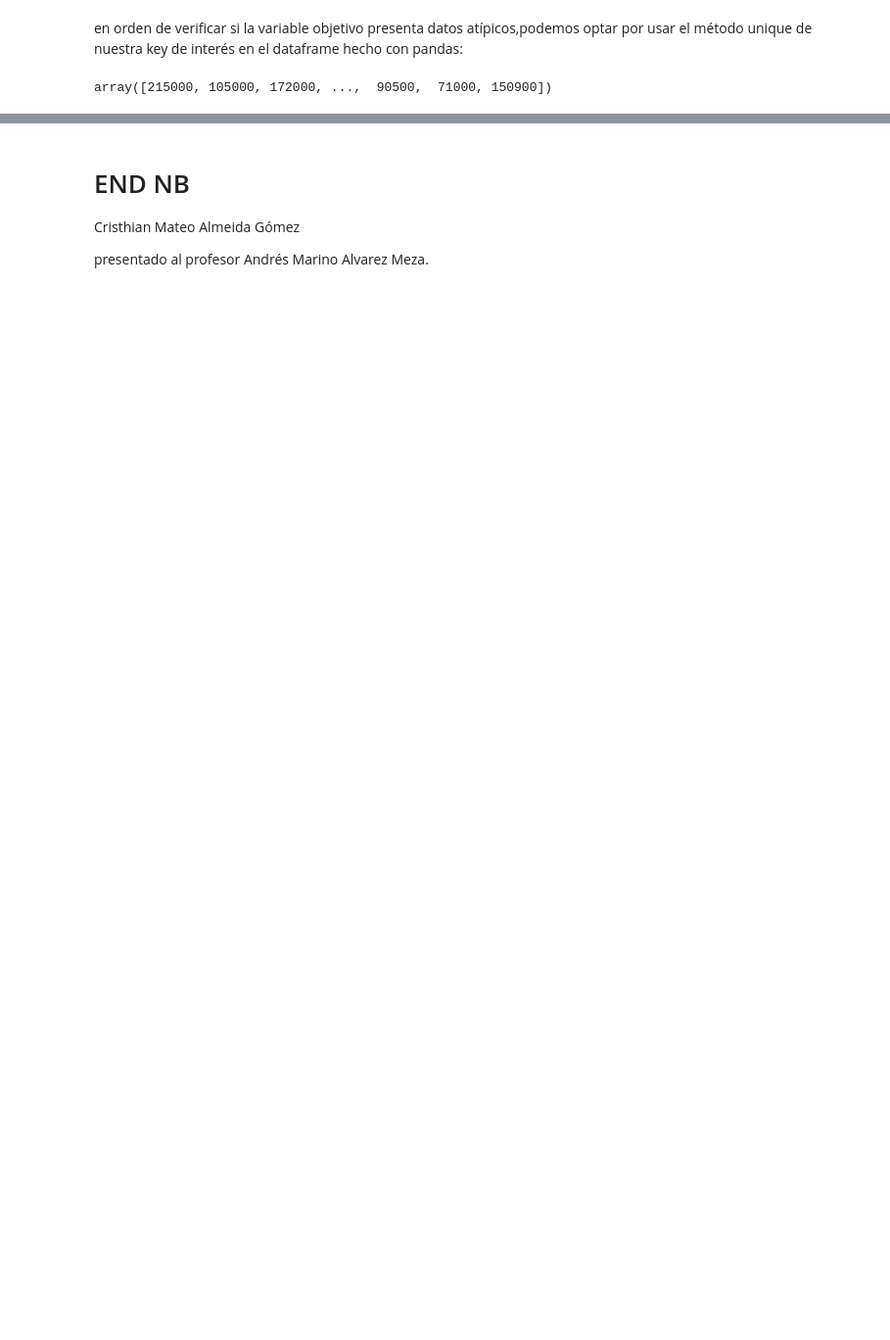
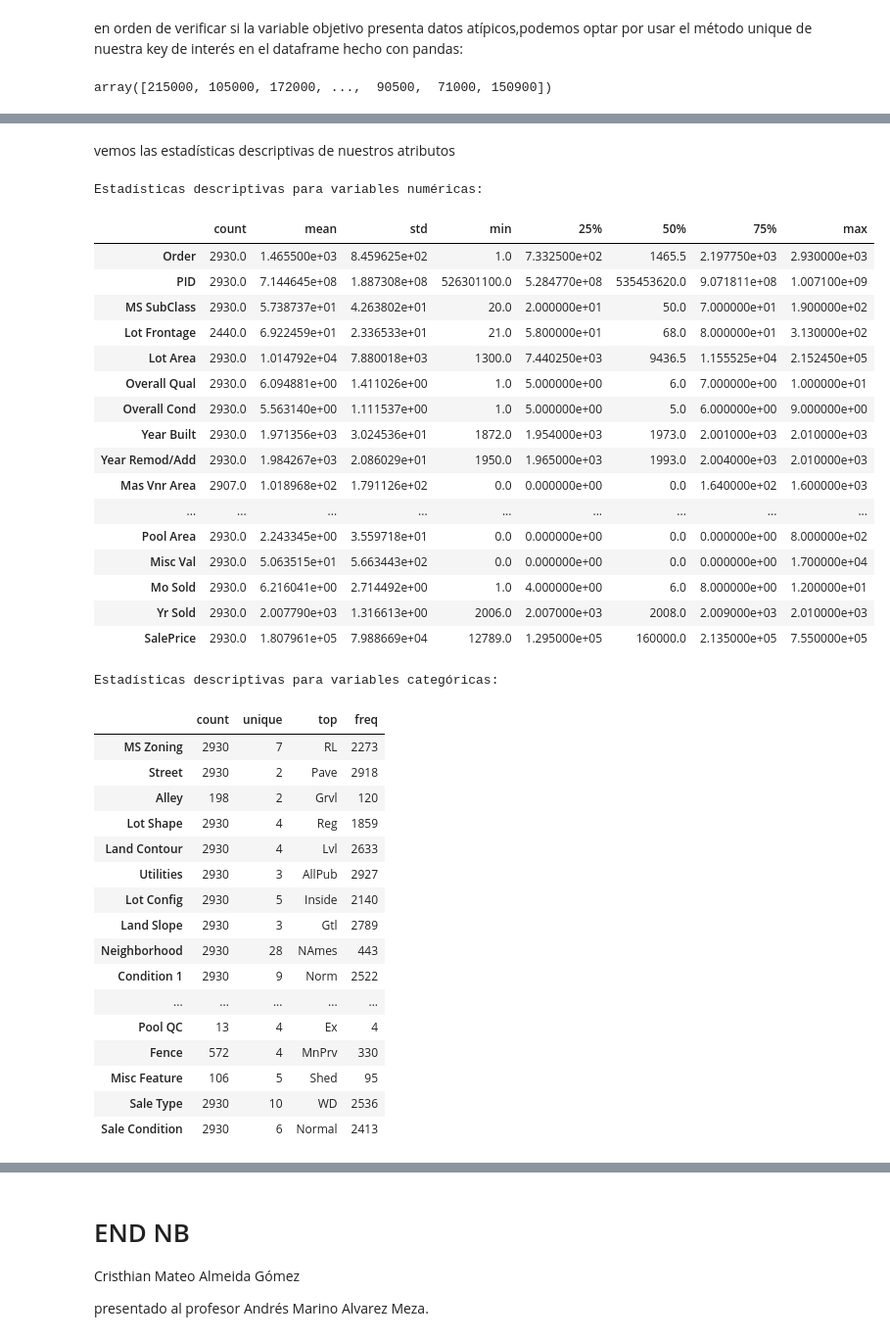
Before and after one commit to Macreat/tAM-MLt, a Jupyter notebook: DevelopTamEnv/content/P1/basis.ipynb, the cells around one changed output, grey strips where cells are left out. Shown: that part at 98% size. Cells and saved outputs as stored; diff of their text form; code cells hidden in the pictures; blank space fills up the shorter version.

```diff
--- a/DevelopTamEnv/content/P1/basis.ipynb
+++ b/DevelopTamEnv/content/P1/basis.ipynb
@@ -246,0 +291,46 @@ array([215000, 105000, 172000, ...,  90500,  71000, 150900])
+# %% [markdown]
+vemos las estadísticas descriptivas de nuestros atributos
+# %%
+
+print("\nEstadísticas descriptivas para variables numéricas:")
+display(housingDF.describe(include=[np.number]).T)
+
+print("\nEstadísticas descriptivas para variables categóricas:")
+display(housingDF.describe(include=['object']).T)
+# %% [output]
+Estadísticas descriptivas para variables numéricas:
+|  | count | mean | std | min | 25% | 50% | 75% | max |
+| Order | 2930.0 | 1.465500e+03 | 8.459625e+02 | 1.0 | 7.332500e+02 | 1465.5 | 2.197750e+03 | 2.930000e+03 |
+| PID | 2930.0 | 7.144645e+08 | 1.887308e+08 | 526301100.0 | 5.284770e+08 | 535453620.0 | 9.071811e+08 | 1.007100e+09 |
+| MS SubClass | 2930.0 | 5.738737e+01 | 4.263802e+01 | 20.0 | 2.000000e+01 | 50.0 | 7.000000e+01 | 1.900000e+02 |
+| Lot Frontage | 2440.0 | 6.922459e+01 | 2.336533e+01 | 21.0 | 5.800000e+01 | 68.0 | 8.000000e+01 | 3.130000e+02 |
+| Lot Area | 2930.0 | 1.014792e+04 | 7.880018e+03 | 1300.0 | 7.440250e+03 | 9436.5 | 1.155525e+04 | 2.152450e+05 |
+| Overall Qual | 2930.0 | 6.094881e+00 | 1.411026e+00 | 1.0 | 5.000000e+00 | 6.0 | 7.000000e+00 | 1.000000e+01 |
+| Overall Cond | 2930.0 | 5.563140e+00 | 1.111537e+00 | 1.0 | 5.000000e+00 | 5.0 | 6.000000e+00 | 9.000000e+00 |
+| Year Built | 2930.0 | 1.971356e+03 | 3.024536e+01 | 1872.0 | 1.954000e+03 | 1973.0 | 2.001000e+03 | 2.010000e+03 |
+| Year Remod/Add | 2930.0 | 1.984267e+03 | 2.086029e+01 | 1950.0 | 1.965000e+03 | 1993.0 | 2.004000e+03 | 2.010000e+03 |
+| Mas Vnr Area | 2907.0 | 1.018968e+02 | 1.791126e+02 | 0.0 | 0.000000e+00 | 0.0 | 1.640000e+02 | 1.600000e+03 |
+| ... | ... | ... | ... | ... | ... | ... | ... | ... |
+| Pool Area | 2930.0 | 2.243345e+00 | 3.559718e+01 | 0.0 | 0.000000e+00 | 0.0 | 0.000000e+00 | 8.000000e+02 |
+| Misc Val | 2930.0 | 5.063515e+01 | 5.663443e+02 | 0.0 | 0.000000e+00 | 0.0 | 0.000000e+00 | 1.700000e+04 |
+| Mo Sold | 2930.0 | 6.216041e+00 | 2.714492e+00 | 1.0 | 4.000000e+00 | 6.0 | 8.000000e+00 | 1.200000e+01 |
+| Yr Sold | 2930.0 | 2.007790e+03 | 1.316613e+00 | 2006.0 | 2.007000e+03 | 2008.0 | 2.009000e+03 | 2.010000e+03 |
+| SalePrice | 2930.0 | 1.807961e+05 | 7.988669e+04 | 12789.0 | 1.295000e+05 | 160000.0 | 2.135000e+05 | 7.550000e+05 |
+Estadísticas descriptivas para variables categóricas:
+|  | count | unique | top | freq |
+| MS Zoning | 2930 | 7 | RL | 2273 |
+| Street | 2930 | 2 | Pave | 2918 |
+| Alley | 198 | 2 | Grvl | 120 |
+| Lot Shape | 2930 | 4 | Reg | 1859 |
+| Land Contour | 2930 | 4 | Lvl | 2633 |
+| Utilities | 2930 | 3 | AllPub | 2927 |
+| Lot Config | 2930 | 5 | Inside | 2140 |
+| Land Slope | 2930 | 3 | Gtl | 2789 |
+| Neighborhood | 2930 | 28 | NAmes | 443 |
+| Condition 1 | 2930 | 9 | Norm | 2522 |
+| ... | ... | ... | ... | ... |
+| Pool QC | 13 | 4 | Ex | 4 |
+| Fence | 572 | 4 | MnPrv | 330 |
+| Misc Feature | 106 | 5 | Shed | 95 |
+| Sale Type | 2930 | 10 | WD | 2536 |
+| Sale Condition | 2930 | 6 | Normal | 2413 |
```
Also changed, not shown: parts of 25 cells of this notebook, 7 other files.
